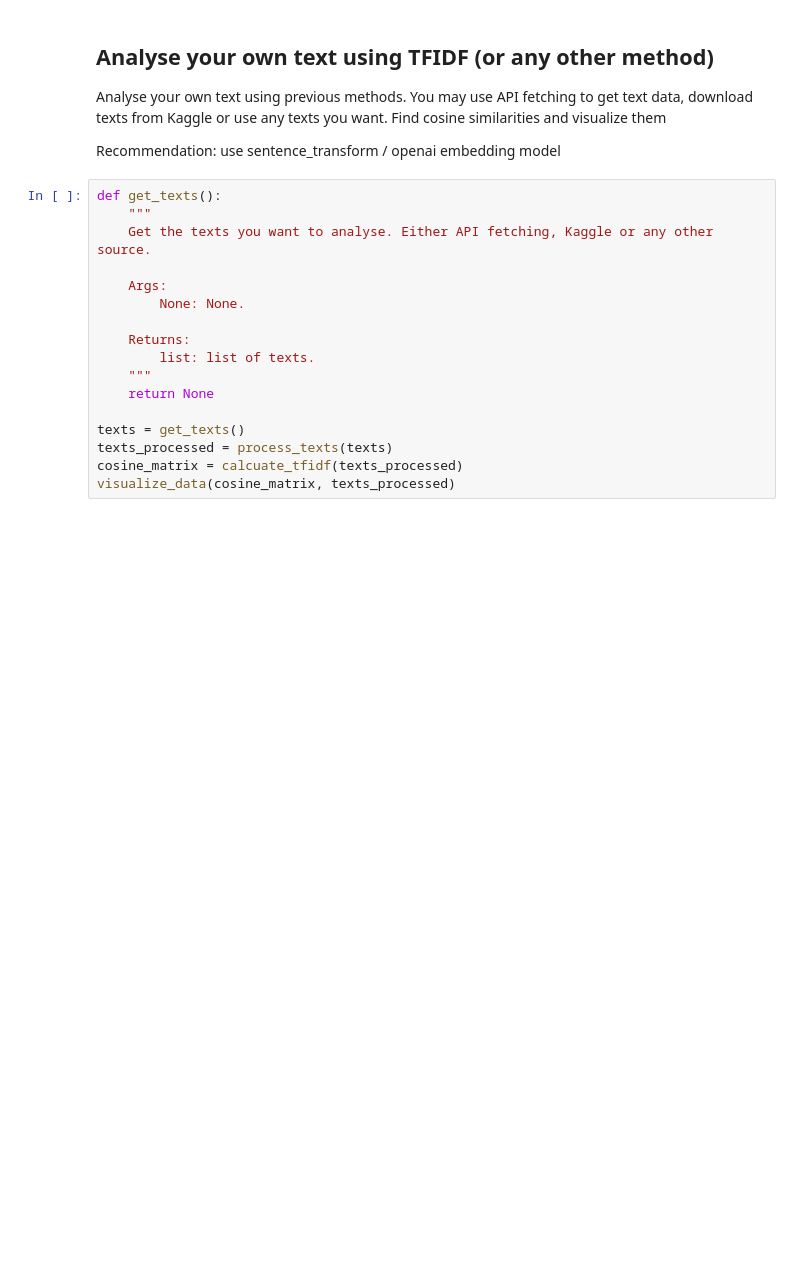
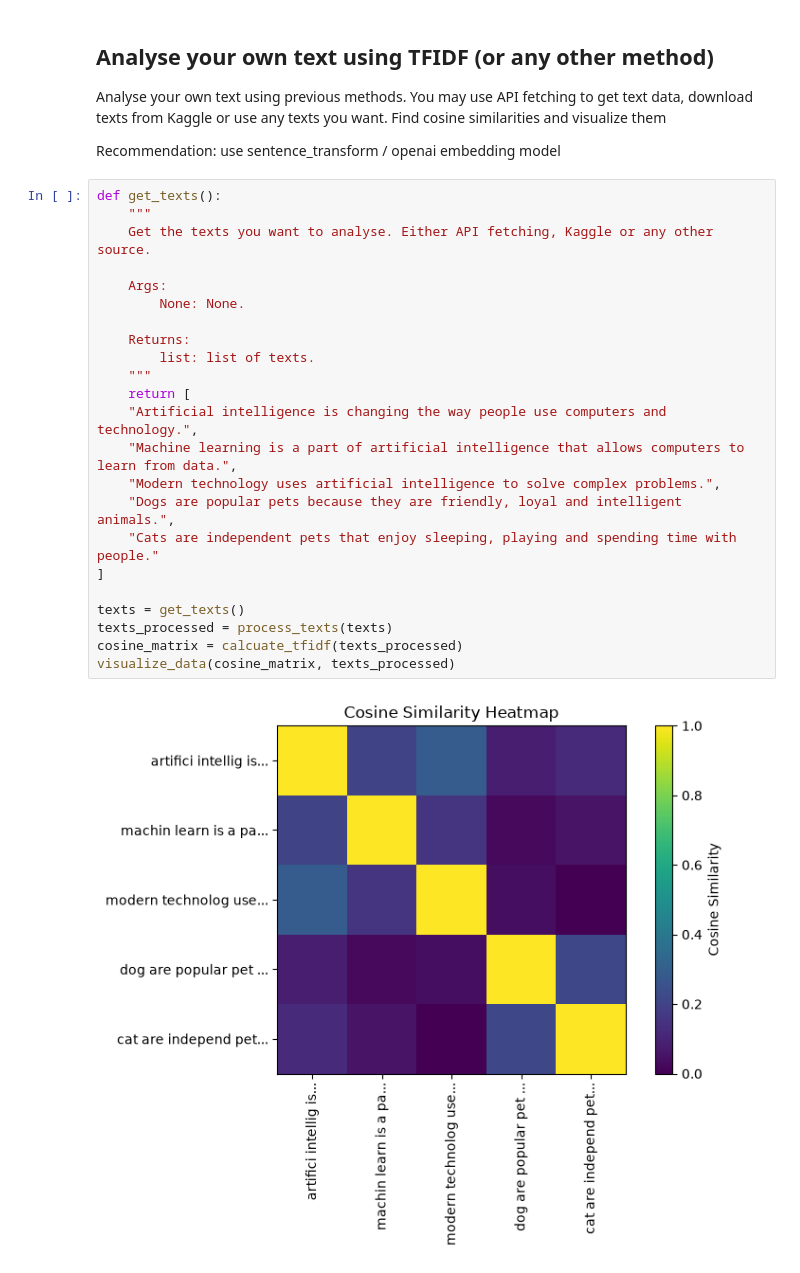
Before and after one commit to Mariia-Mytsak/ida-labs, a Jupyter notebook: assignement-2.ipynb, the cells around one changed output. Saved outputs shown, nothing was run; the diff lists cells and outputs as text; blank space fills up the shorter version.

```diff
--- a/assignement-2.ipynb
+++ b/assignement-2.ipynb
@@ -96,17 +160,25 @@ Recommendation: use sentence_transform / openai embedding model
 # %%
 def get_texts():
     """
     Get the texts you want to analyse. Either API fetching, Kaggle or any other source.
 
     Args:
         None: None.
 
     Returns:
         list: list of texts.
     """
-    return None
+    return [
+    "Artificial intelligence is changing the way people use computers and technology.",
+    "Machine learning is a part of artificial intelligence that allows computers to learn from data.",
+    "Modern technology uses artificial intelligence to solve complex problems.",
+    "Dogs are popular pets because they are friendly, loyal and intelligent animals.",
+    "Cats are independent pets that enjoy sleeping, playing and spending time with people."
+]
 
 texts = get_texts()
 texts_processed = process_texts(texts)
 cosine_matrix = calcuate_tfidf(texts_processed)
 visualize_data(cosine_matrix, texts_processed)
+# %% [output]
+[figure, added]
```
Also changed, not shown: parts of 4 cells of this notebook.
